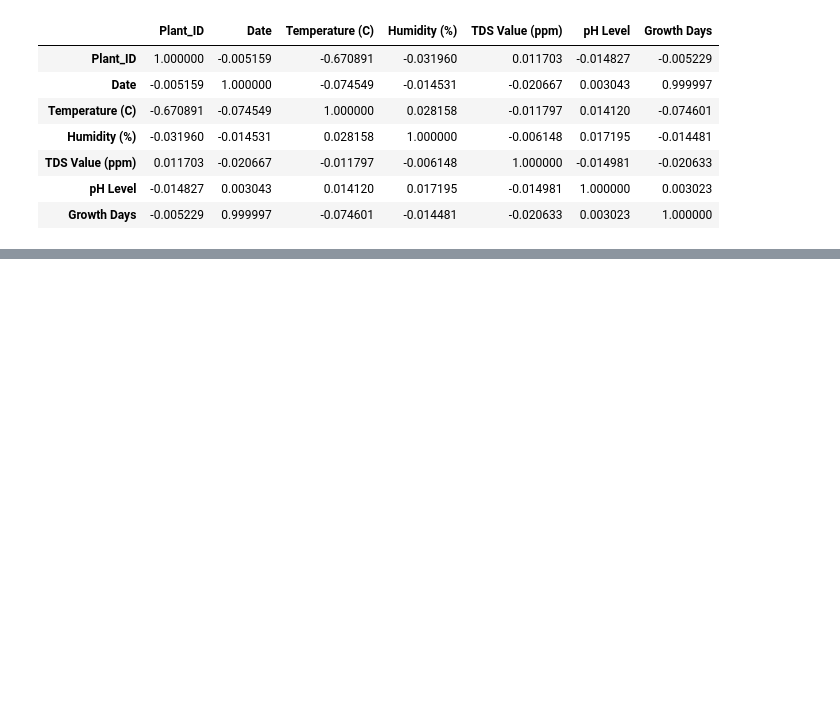
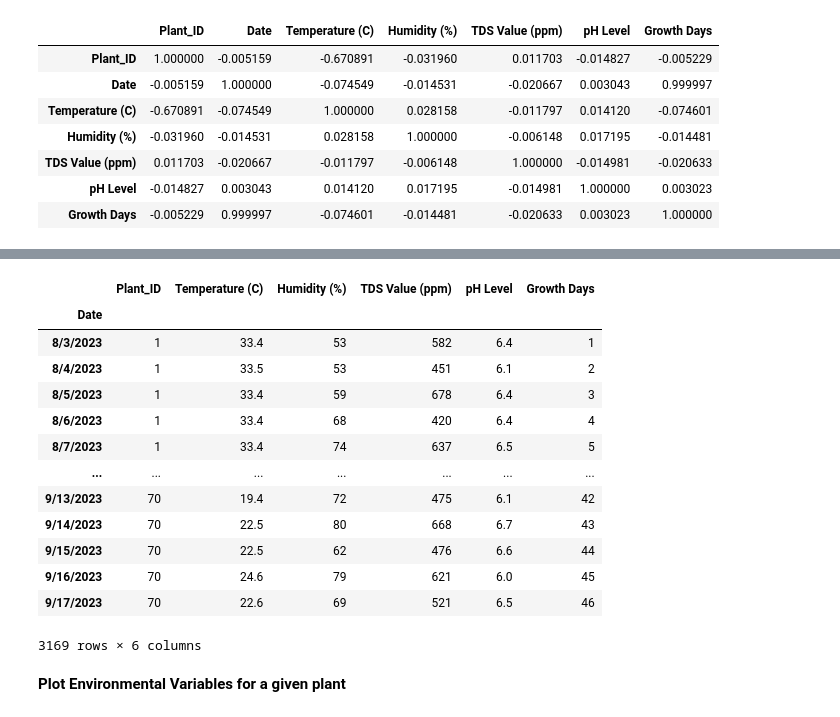
Before and after one commit to rodribro/TimeSeries, a Jupyter notebook: lettuce.ipynb, the cells around one changed output, grey strips where cells are left out. Drawn from its saved outputs; the diff is of its cells as text; code cells hidden in the pictures; blank space fills up the shorter version.

```diff
--- a/lettuce.ipynb
+++ b/lettuce.ipynb
@@ -105,0 +124,19 @@ sns.heatmap(corr_matrix,annot=True,cmap="coolwarm", linewidths=0.5)
+# %%
+lettuce_df
+# %% [output]
+|  | Plant_ID | Temperature (C) | Humidity (%) | TDS Value (ppm) | pH Level | Growth Days |
+| Date |  |  |  |  |  |  |
+| 8/3/2023 | 1 | 33.4 | 53 | 582 | 6.4 | 1 |
+| 8/4/2023 | 1 | 33.5 | 53 | 451 | 6.1 | 2 |
+| 8/5/2023 | 1 | 33.4 | 59 | 678 | 6.4 | 3 |
+| 8/6/2023 | 1 | 33.4 | 68 | 420 | 6.4 | 4 |
+| 8/7/2023 | 1 | 33.4 | 74 | 637 | 6.5 | 5 |
+| ... | ... | ... | ... | ... | ... | ... |
+| 9/13/2023 | 70 | 19.4 | 72 | 475 | 6.1 | 42 |
+| 9/14/2023 | 70 | 22.5 | 80 | 668 | 6.7 | 43 |
+| 9/15/2023 | 70 | 22.5 | 62 | 476 | 6.6 | 44 |
+| 9/16/2023 | 70 | 24.6 | 79 | 621 | 6.0 | 45 |
+| 9/17/2023 | 70 | 22.6 | 69 | 521 | 6.5 | 46 |
+3169 rows × 6 columns
+# %% [markdown]
+<b> Plot Environmental Variables for a given plant</b>
```
Also changed, not shown: parts of 12 cells of this notebook.
